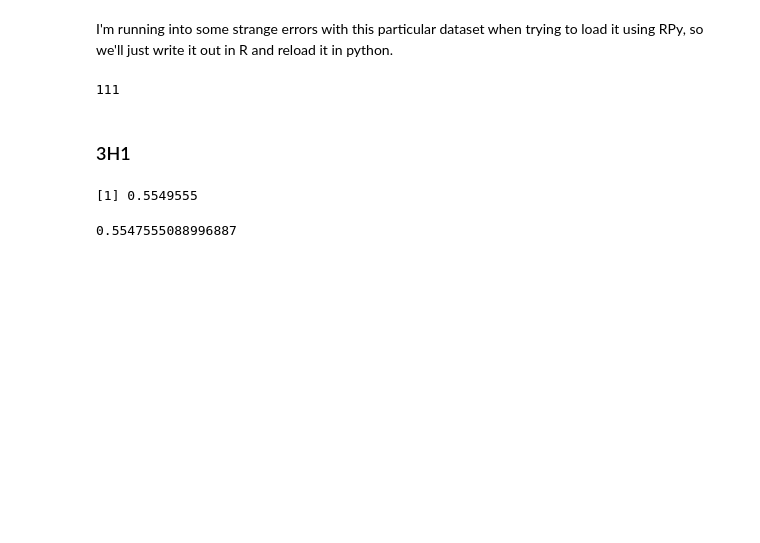
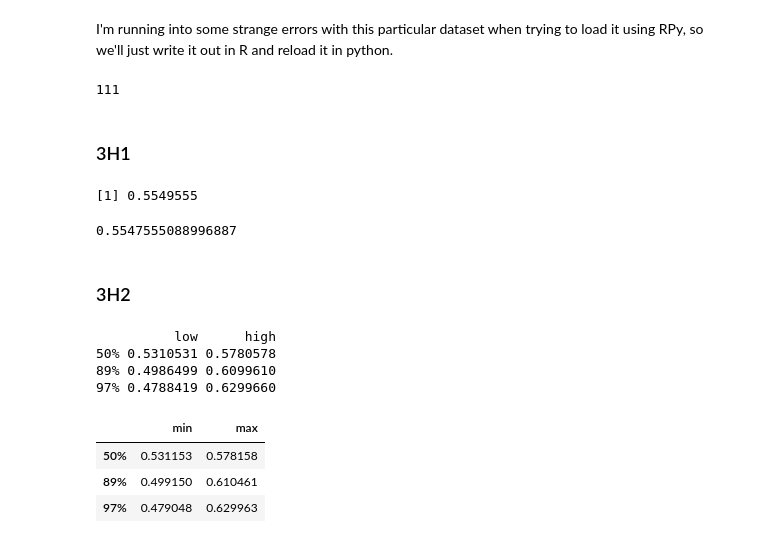
Before and after one commit to kms15/reading_notes, a Jupyter notebook: StatisticalRethinking/StatisticalRethinkingCh3.ipynb, the cells around one changed output. Drawn from its saved outputs; the diff is of its cells as text; code cells hidden in the pictures; blank space fills up the shorter version.

```diff
--- a/StatisticalRethinking/StatisticalRethinkingCh3.ipynb
+++ b/StatisticalRethinking/StatisticalRethinkingCh3.ipynb
@@ -910,3 +911,31 @@ posterior = posterior / tfm.reduce_sum(posterior)
 float(p_grid[tf.argmax(posterior)])
 # %% [output]
 0.5547555088996887
+# %% [markdown]
+### 3H2
+# %%
+%%R
+
+ranges <- c(0.5, 0.89, 0.97)
+posterior_sample <- sample(p_grid, 10000, replace=TRUE, prob=posterior)
+d <- data.frame(low=quantile(post_samp, (1 - ranges)/2), high=quantile(posterior_sample, (1 + ranges)/2))
+row.names(d) = lapply(ranges, function (x) paste(100*x, "%", sep=''))
+d
+# %% [output]
+          low      high
+50% 0.5310531 0.5780578
+89% 0.4986499 0.6099610
+97% 0.4788419 0.6299660
+# %%
+num_quantiles = 1000
+ranges = tf.constant([0.5, 0.89, 0.97])
+posterior_sample = tf.gather(p_grid, tfd.Categorical(probs=posterior).sample(10000))
+cut_quantiles = tf.cast((1 + tf.stack([-ranges, ranges], axis=1))/2 * num_quantiles, tf.int64)
+quantiles = tfp.stats.quantiles(posterior_sample, num_quantiles)
+results = tf.gather(quantiles, cut_quantiles)
+pd.DataFrame(results, dtype=float, columns=['min', 'max'], index=[f"{float(x) * 100 :.0f}%" for x in ranges])
+# %% [output]
+|  | min | max |
+| 50% | 0.531153 | 0.578158 |
+| 89% | 0.499150 | 0.610461 |
+| 97% | 0.479048 | 0.629963 |
```
Also changed, not shown: parts of 31 cells of this notebook, 1 other file.
